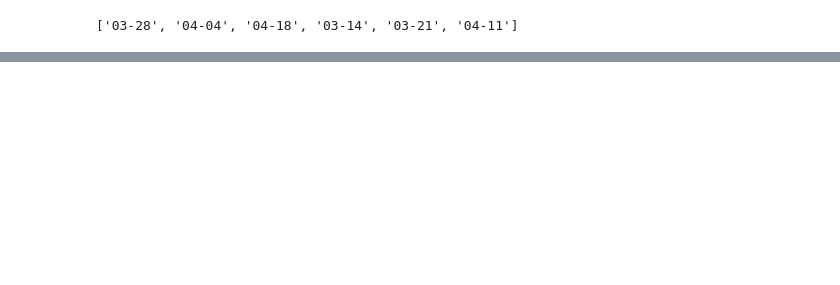
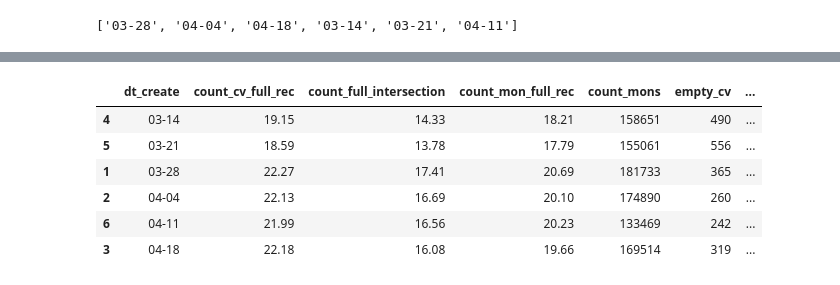
Before and after one commit to Lelenoir/CV_stats, a Jupyter notebook: JupLab.ipynb, the cells around one changed output, grey strips where cells are left out. Cells and saved outputs as stored; diff of their text form; code cells hidden in the pictures; blank space fills up the shorter version.

```diff
--- a/JupLab.ipynb
+++ b/JupLab.ipynb
@@ -233,0 +261,10 @@ fig.show()
+# %%
+pivot_days
+# %% [output]
+|  | dt_create | count_cv_full_rec | count_full_intersection | count_mon_full_rec | count_mons | empty_cv | ... |
+| 4 | 03-14 | 19.15 | 14.33 | 18.21 | 158651 | 490 | ... |
+| 5 | 03-21 | 18.59 | 13.78 | 17.79 | 155061 | 556 | ... |
+| 1 | 03-28 | 22.27 | 17.41 | 20.69 | 181733 | 365 | ... |
+| 2 | 04-04 | 22.13 | 16.69 | 20.10 | 174890 | 260 | ... |
+| 6 | 04-11 | 21.99 | 16.56 | 20.23 | 133469 | 242 | ... |
+| 3 | 04-18 | 22.18 | 16.08 | 19.66 | 169514 | 319 | ... |
```
Also changed, not shown: parts of 7 cells of this notebook, 2 other files.
